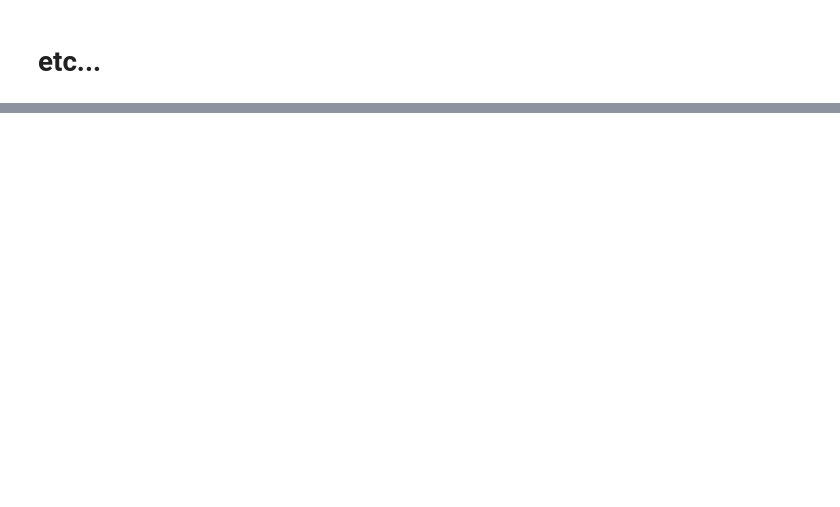
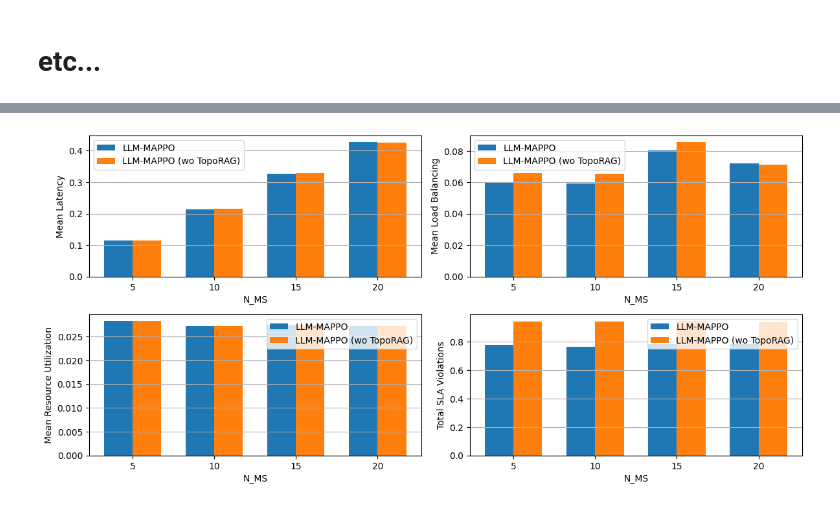
Before and after one commit to 6grc-svc-orch/toporag, a Jupyter notebook: plot.ipynb, the cells around one changed output, grey strips where cells are left out. Drawn from its saved outputs; the diff is of its cells as text; code cells hidden in the pictures; blank space fills up the shorter version.

```diff
--- a/plot.ipynb
+++ b/plot.ipynb
@@ -154,10 +108,6 @@ llm_mappo = [0.0, 0.0, 0.0, 0.0, 0.0]
 # %% [markdown]
 # etc...
 # %%
-# iterate over out/run_name-summary-*.json files
-# for each file read the json file and extract m_l, m_lb, m_ru, s_l, s_lb, s_ru
-# plot mean and std vs arrival_rate for each metric (3 plots)
-
 import numpy as np
 import matplotlib.pyplot as plt
 
@@ -184,7 +134,7 @@ def extract_metrics(summaries):
             s_lb = summary["lb"][1]
             s_ru = summary["ru"][1]
             metrics.append((m_l, m_lb, m_ru, s_l, s_lb, s_ru))
-            slas.append(summary["sla_violation"])
+            slas.append(summary["sla_violation"]/summary["ep_step"])
             arrival_rates.append(num_reqs)
 
     # use the index of arrival_rates to sort metrics and slas
@@ -193,6 +143,30 @@ def extract_metrics(summaries):
     slas = [slas[i] for i in sorted_indices]
     arrival_rates = [arrival_rates[i] for i in sorted_indices]
     return metrics, slas, arrival_rates
+
+def extract_metrics_nms(summaries):
+    metrics = []
+    slas = []
+    nmss = []
+    for summary in summaries:
+        nms = summary["nms"]
+        if nms % 5 == 0:
+            m_l = summary["latency"][0]
+            m_lb = summary["lb"][0]
+            m_ru = summary["ru"][0]
+            s_l = summary["latency"][1]
+            s_lb = summary["lb"][1]
+            s_ru = summary["ru"][1]
+            metrics.append((m_l, m_lb, m_ru, s_l, s_lb, s_ru))
+            slas.append(summary["sla_violation"]/summary["ep_step"])
+            nmss.append(nms)
+
+    # use the index of arrival_rates to sort metrics and slas
+    sorted_indices = np.argsort(nmss)
+    metrics = [metrics[i] for i in sorted_indices]
+    slas = [slas[i] for i in sorted_indices]
+    nmss = [nmss[i] for i in sorted_indices]
+    return metrics, slas, nmss
 # %%
 def plot_metrics(arrival_rates, metrics, slas):
     m_l, m_lb, m_ru, _,_,_ = zip(*metrics[0])
@@ -257,0 +323,10 @@ plot_metrics([arrival_rates, arrival_rates1], [metrics, metrics1], [slas, slas1]
+# %%
+summaries = load_summary_files(directory="out-nms", run_name="0729_085632")
+metrics, slas, nms = extract_metrics_nms(summaries)
+
+summaries = load_summary_files(directory="out-nms-notoporag", run_name="0729_085632")
+metrics1, slas1, nms1 = extract_metrics_nms(summaries)
+
+plot_metrics_bar([nms, nms1], [metrics, metrics1], [slas, slas1])
+# %% [output]
+[figure, added]
```
Also changed, not shown: parts of 23 cells of this notebook, 5 other files.
